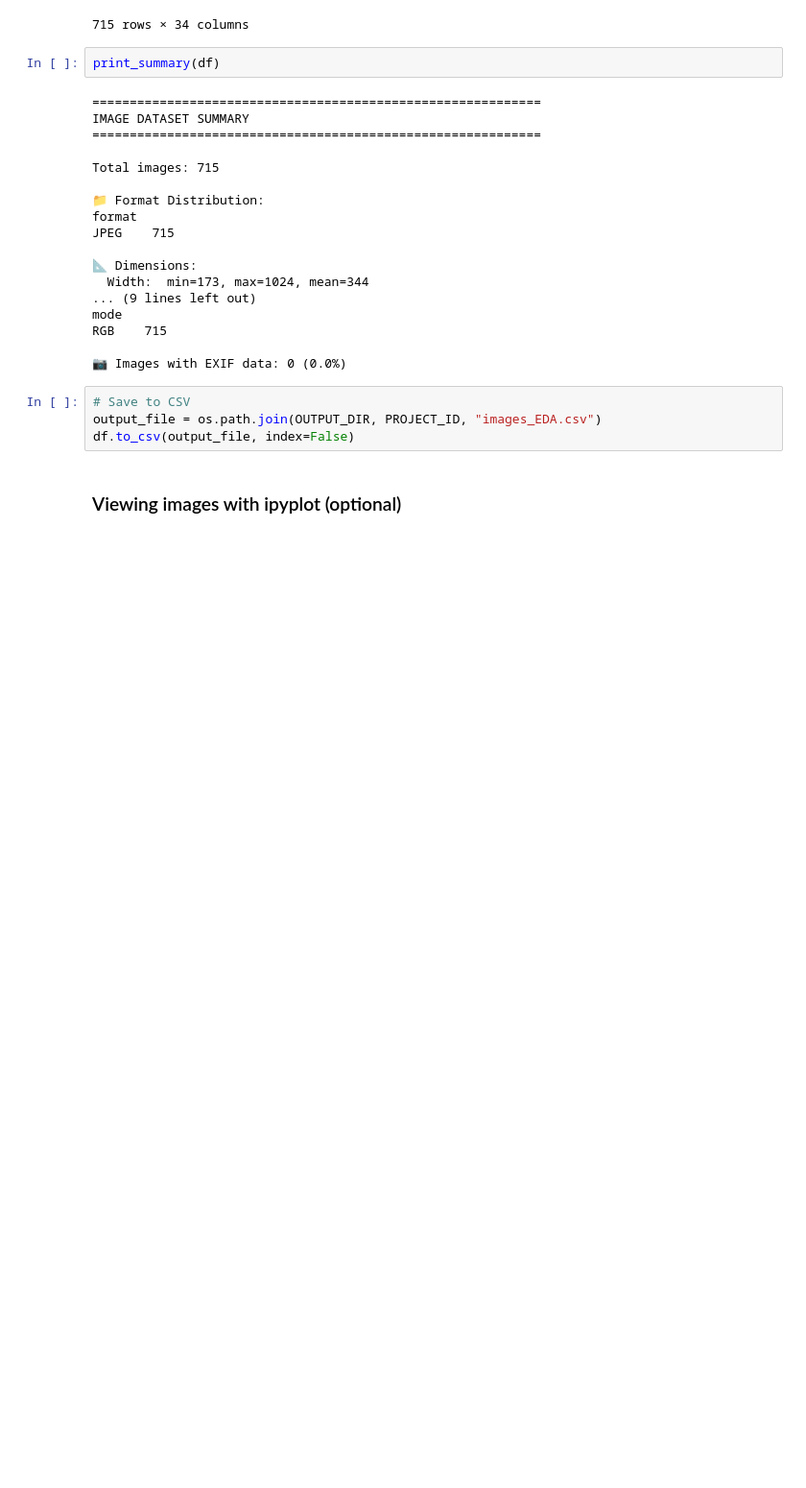
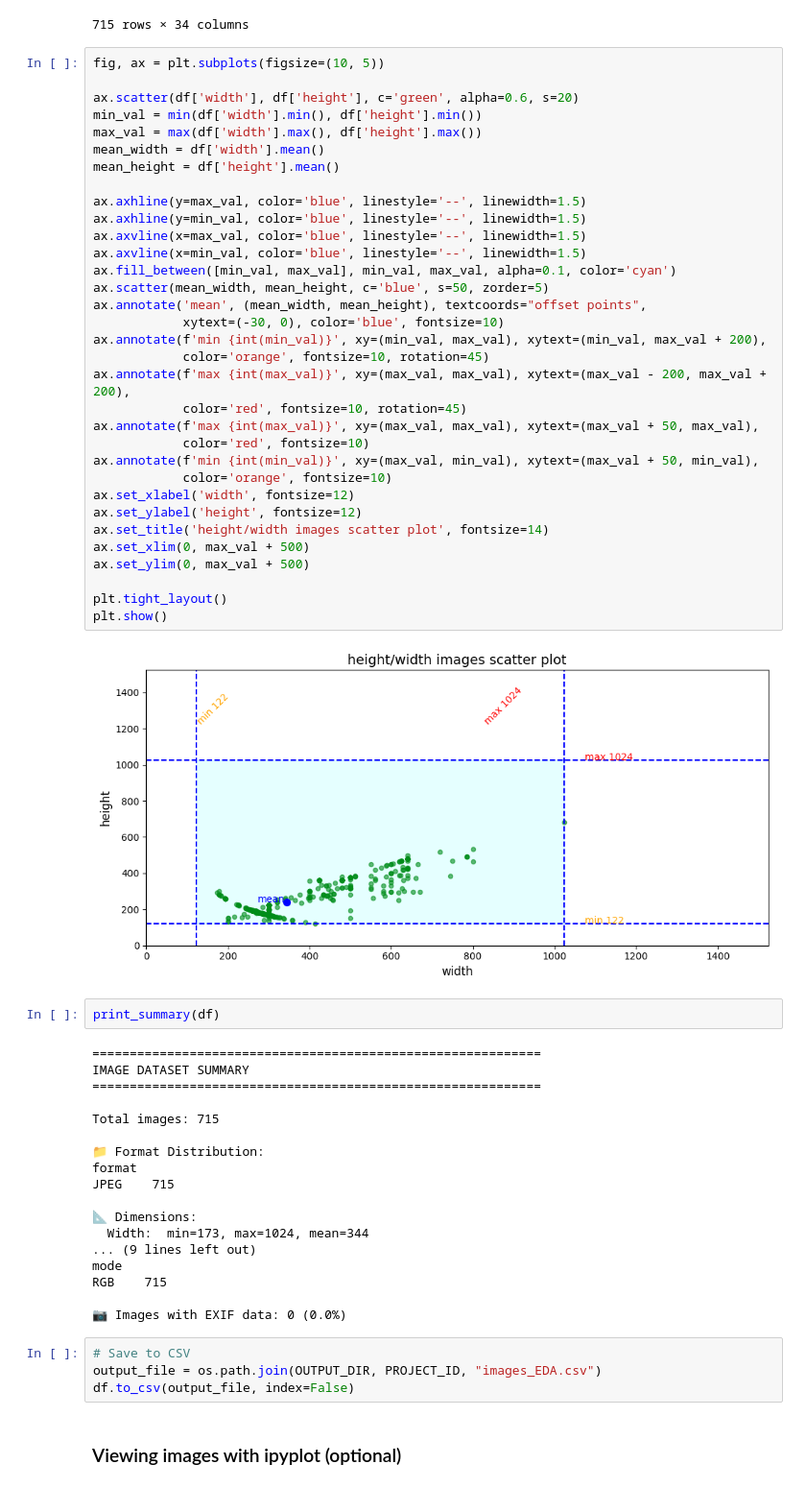
Before and after one commit to retkowsky/azure-customvision-export, a Jupyter notebook: Image classification project export.ipynb, the cells around one changed output. Shown at 96% size. Cells and saved outputs as stored; diff of their text form; blank space fills up the shorter version.

```diff
--- a/Image classification project export.ipynb
+++ b/Image classification project export.ipynb
@@ -796,6 +796,41 @@ Done
 | 713 | ff86cfa7-96de-416b-8cb3-72acdc1fc... | image_classification_projects/3ee... | .jpg | JPEG | 300 | 225 | 1.333 | 0.07 | RGB | ... |
 | 714 | ffc1eeb6-84ab-455a-aa4e-1429c91c3... | image_classification_projects/3ee... | .jpg | JPEG | 300 | 225 | 1.333 | 0.07 | RGB | ... |
 715 rows × 34 columns
+# %%
+fig, ax = plt.subplots(figsize=(10, 5))
+
+ax.scatter(df['width'], df['height'], c='green', alpha=0.6, s=20)
+min_val = min(df['width'].min(), df['height'].min())
+max_val = max(df['width'].max(), df['height'].max())
+mean_width = df['width'].mean()
+mean_height = df['height'].mean()
+
+ax.axhline(y=max_val, color='blue', linestyle='--', linewidth=1.5)
+ax.axhline(y=min_val, color='blue', linestyle='--', linewidth=1.5)
+ax.axvline(x=max_val, color='blue', linestyle='--', linewidth=1.5)
+ax.axvline(x=min_val, color='blue', linestyle='--', linewidth=1.5)
+ax.fill_between([min_val, max_val], min_val, max_val, alpha=0.1, color='cyan')
+ax.scatter(mean_width, mean_height, c='blue', s=50, zorder=5)
+ax.annotate('mean', (mean_width, mean_height), textcoords="offset points",
+            xytext=(-30, 0), color='blue', fontsize=10)
+ax.annotate(f'min {int(min_val)}', xy=(min_val, max_val), xytext=(min_val, max_val + 200),
+            color='orange', fontsize=10, rotation=45)
+ax.annotate(f'max {int(max_val)}', xy=(max_val, max_val), xytext=(max_val - 200, max_val + 200),
+            color='red', fontsize=10, rotation=45)
+ax.annotate(f'max {int(max_val)}', xy=(max_val, max_val), xytext=(max_val + 50, max_val),
+            color='red', fontsize=10)
+ax.annotate(f'min {int(min_val)}', xy=(max_val, min_val), xytext=(max_val + 50, min_val),
+            color='orange', fontsize=10)
+ax.set_xlabel('width', fontsize=12)
+ax.set_ylabel('height', fontsize=12)
+ax.set_title('height/width images scatter plot', fontsize=14)
+ax.set_xlim(0, max_val + 500)
+ax.set_ylim(0, max_val + 500)
+
+plt.tight_layout()
+plt.show()
+# %% [output]
+[figure, added]
 # %%
 print_summary(df)
 # %% [output]
```
